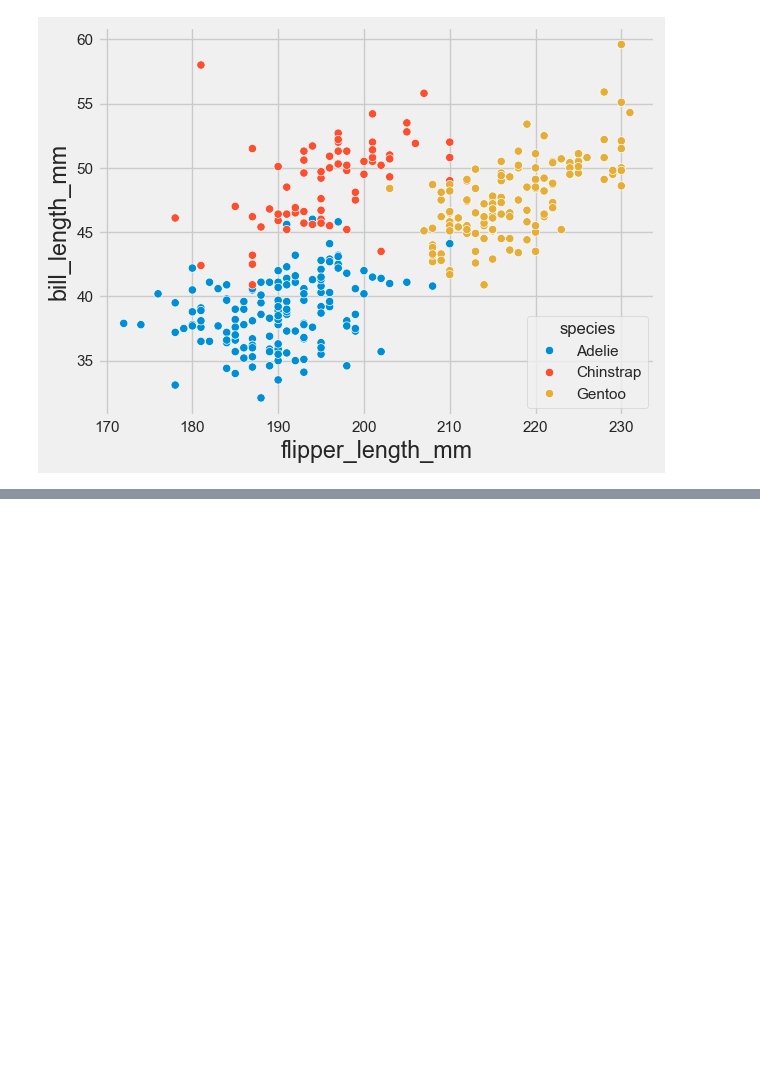
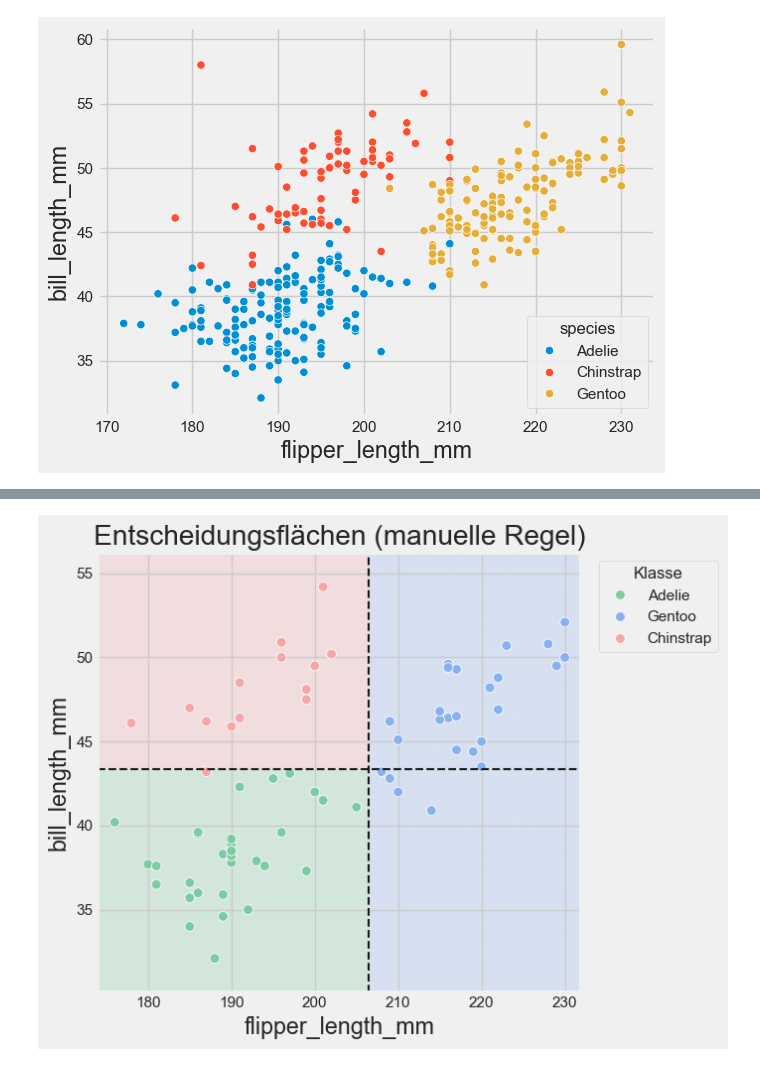
Before and after one commit to mib1213/MachineLearningLab, a Jupyter notebook: penguins.ipynb, the cells around one changed output, grey strips where cells are left out. Cells and saved outputs as stored; diff of their text form; code cells hidden in the pictures; blank space fills up the shorter version.

```diff
--- a/penguins.ipynb
+++ b/penguins.ipynb
@@ -771,0 +789,49 @@ plt.tight_layout(); plt.show()
+# %%
+# Quelle: bib.bib\citep{chatgpt_decision_boundary_plot}
+
+import numpy as np, pandas as pd, matplotlib.pyplot as plt, seaborn as sns
+from matplotlib.colors import ListedColormap
+
+def dt_rule(row):
+    if row.flipper_length_mm > 206.5:
+        return "Gentoo"
+    elif row.bill_length_mm > 43.35:
+        return "Chinstrap"
+    else:
+        return "Adelie"
+
+labels  = ["Adelie", "Chinstrap", "Gentoo"]
+palette = {"Adelie": "#7ccba2", "Chinstrap": "#f6a6a6", "Gentoo": "#89b0f0"}
+
+thr_flipper, thr_bill = 206.5, 43.35
+
+x_min, x_max = X_test.flipper_length_mm.min()-2, X_test.flipper_length_mm.max()+2
+y_min, y_max = X_test.bill_length_mm.min()-2, X_test.bill_length_mm.max()+2
+XX, YY = np.meshgrid(np.linspace(x_min, x_max, 400),
+                     np.linspace(y_min, y_max, 400))
+
+grid = pd.DataFrame({"flipper_length_mm": XX.ravel(),
+                     "bill_length_mm": YY.ravel()})
+Z = grid.apply(dt_rule, axis=1).values.reshape(XX.shape)
+
+label2idx = {c:i for i,c in enumerate(labels)}
+Z_idx = np.vectorize(label2idx.get)(Z)
+cmap = ListedColormap([palette[c] for c in labels])
+
+plt.figure(figsize=(7.2,5.6))
+plt.imshow(Z_idx, origin="lower", extent=(x_min,x_max,y_min,y_max),
+           cmap=cmap, alpha=0.25, aspect="auto", vmin=0, vmax=2)
+plt.axvline(thr_flipper, ls="--", c="k", lw=1.5)
+plt.axhline(thr_bill,    ls="--", c="k", lw=1.5)
+
+sns.scatterplot(data=X_test.assign(_y=y_true),
+                x="flipper_length_mm", y="bill_length_mm",
+                hue="_y", palette=palette, edgecolor="white", s=50, lw=0.6)
+
+plt.xlabel("flipper_length_mm"); plt.ylabel("bill_length_mm")
+plt.title("Entscheidungsflächen (manuelle Regel)")
+plt.legend(title="Klasse", bbox_to_anchor=(1.02,1), loc="upper left")
+plt.tight_layout();
+plt.show()
+# %% [output]
+[figure, added]
```
Also changed, not shown: parts of 21 cells of this notebook, 2 other files.
